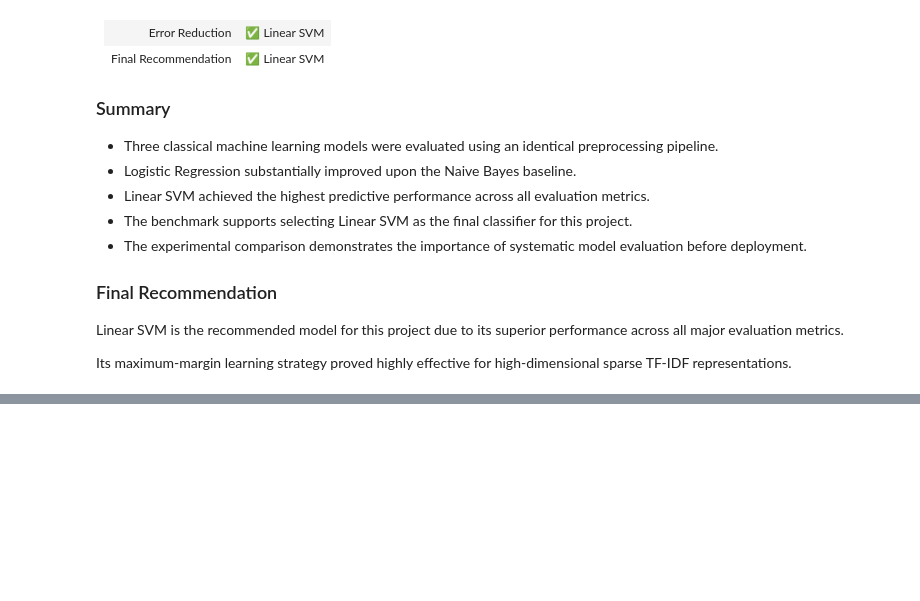
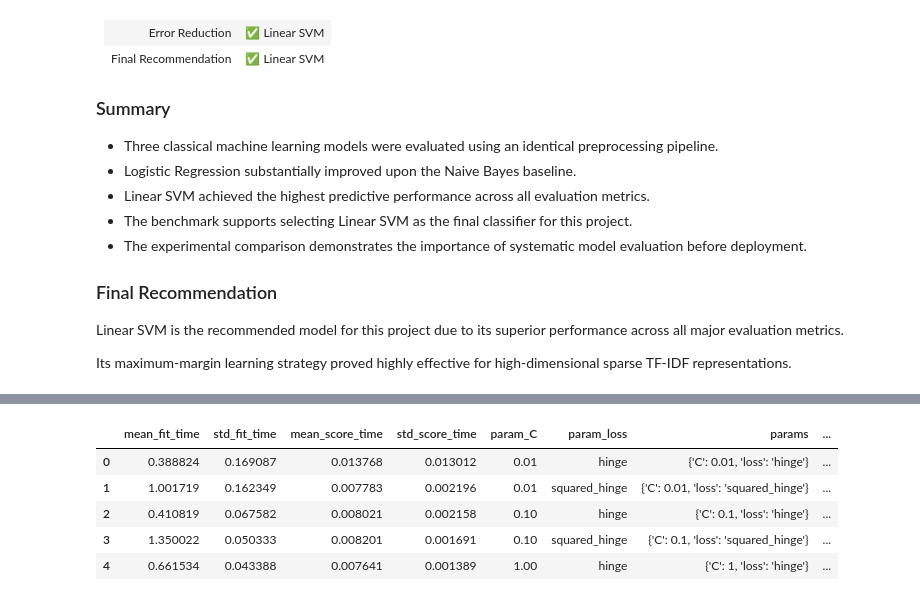
Before and after one commit to morsycoo/Fake-News-Detection, a Jupyter notebook: notebooks/Fake-News-Detection.ipynb, the cells around one changed output, grey strips where cells are left out. Cells and saved outputs as stored; diff of their text form; code cells hidden in the pictures; blank space fills up the shorter version.

```diff
--- a/notebooks/Fake-News-Detection.ipynb
+++ b/notebooks/Fake-News-Detection.ipynb
@@ -6484,0 +6605,32 @@ Its maximum-margin learning strategy proved highly effective for high-dimensiona
+# %%
+from sklearn.model_selection import GridSearchCV
+from sklearn.model_selection import StratifiedKFold
+
+param_grid = {
+    "C": [0.01, 0.1, 1, 10, 100],
+    "loss": [
+        "hinge",
+        "squared_hinge"
+    ]
+}
+
+cv = StratifiedKFold(
+    n_splits=5,
+    shuffle=True,
+    random_state=42
+)
+
+grid_search = GridSearchCV(
+    estimator=LinearSVC(
+        random_state=42,
+        max_iter=10000
+    ),
+    param_grid=param_grid,
+    cv=cv,
+    scoring="f1",
+    n_jobs=-1,
+    verbose=2
+)
+grid_search.fit(X_train_selected, y_train)
+print("Best hyperparameters:", grid_search.best_params_)
+print("Best score:", grid_search.best_score_)
@@ -6484,0 +6735,15 @@ Its maximum-margin learning strategy proved highly effective for high-dimensiona
+# %%
+import pandas as pd
+
+cv_results = pd.DataFrame(
+    grid_search.cv_results_
+)
+
+cv_results.head()
+# %% [output]
+|  | mean_fit_time | std_fit_time | mean_score_time | std_score_time | param_C | param_loss | params | ... |
+| 0 | 0.388824 | 0.169087 | 0.013768 | 0.013012 | 0.01 | hinge | {'C': 0.01, 'loss': 'hinge'} | ... |
+| 1 | 1.001719 | 0.162349 | 0.007783 | 0.002196 | 0.01 | squared_hinge | {'C': 0.01, 'loss': 'squared_hinge'} | ... |
+| 2 | 0.410819 | 0.067582 | 0.008021 | 0.002158 | 0.10 | hinge | {'C': 0.1, 'loss': 'hinge'} | ... |
+| 3 | 1.350022 | 0.050333 | 0.008201 | 0.001691 | 0.10 | squared_hinge | {'C': 0.1, 'loss': 'squared_hinge'} | ... |
+| 4 | 0.661534 | 0.043388 | 0.007641 | 0.001389 | 1.00 | hinge | {'C': 1, 'loss': 'hinge'} | ... |
```
Also changed, not shown: parts of 63 cells of this notebook.
